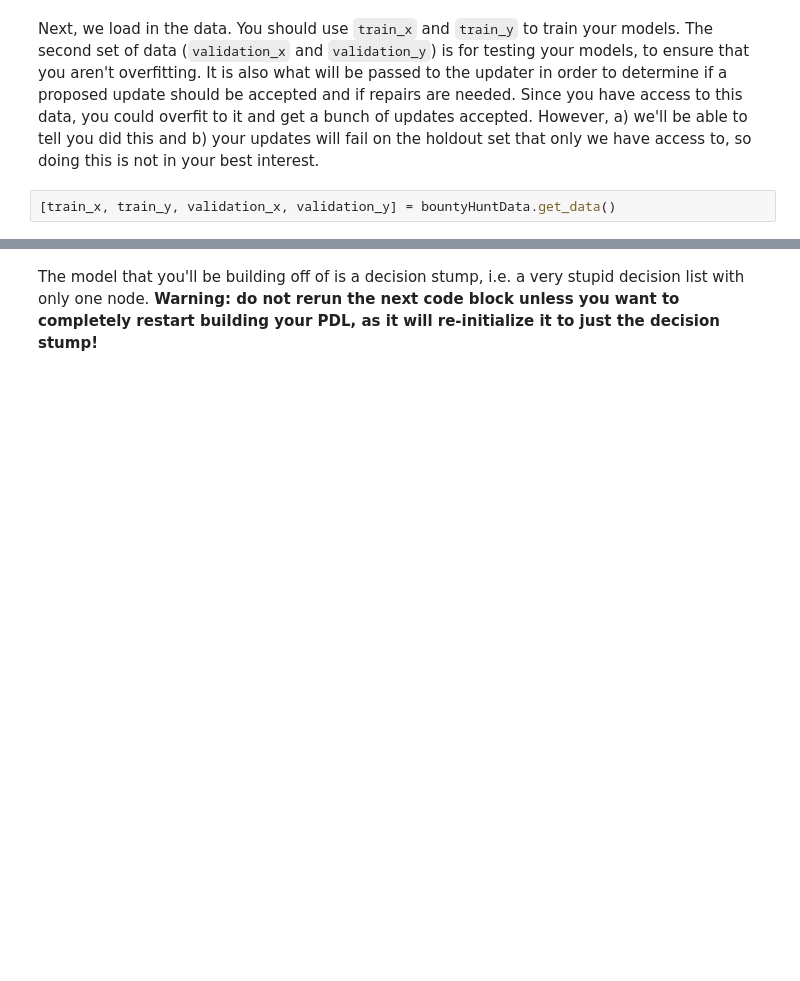
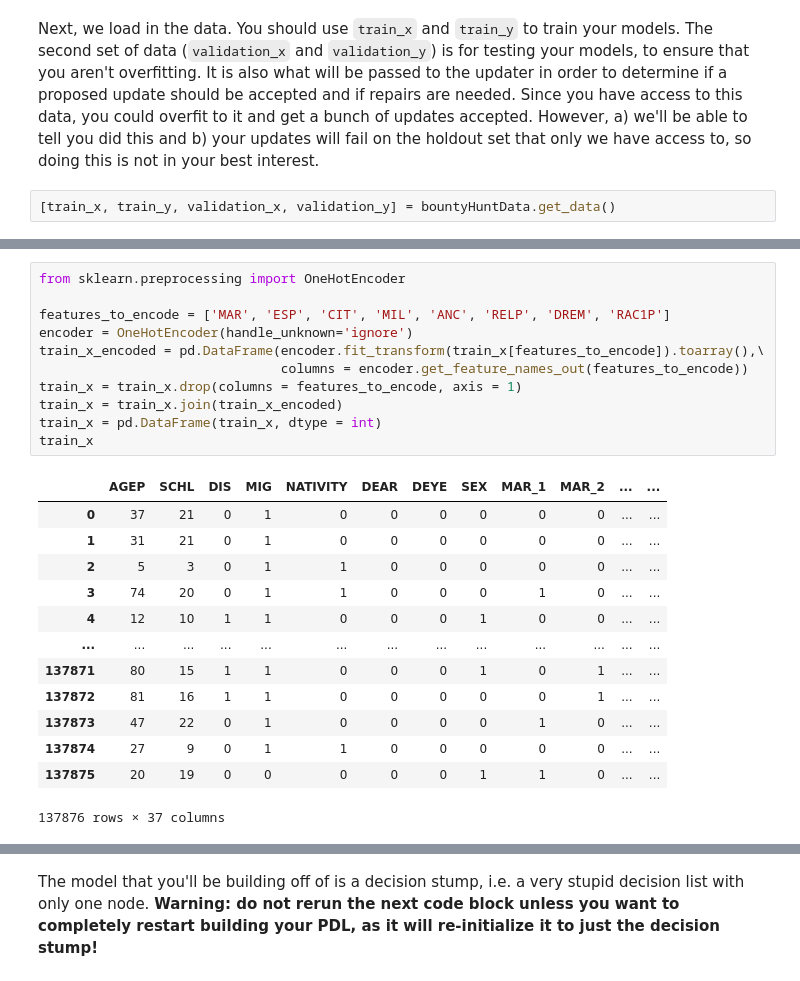
Before and after one commit to YANKAIIIL-lyk/Bias-BT, a Jupyter notebook: ClassBiasBounties/groupID-Project.ipynb, the cells around one changed output, grey strips where cells are left out. Drawn from its saved outputs; the diff is of its cells as text; blank space fills up the shorter version.

```diff
--- a/ClassBiasBounties/groupID-Project.ipynb
+++ b/ClassBiasBounties/groupID-Project.ipynb
@@ -19,0 +134,25 @@ Next, we load in the data. You should use `train_x` and `train_y` to train your
+# %%
+from sklearn.preprocessing import OneHotEncoder
+
+features_to_encode = ['MAR', 'ESP', 'CIT', 'MIL', 'ANC', 'RELP', 'DREM', 'RAC1P']
+encoder = OneHotEncoder(handle_unknown='ignore')
+train_x_encoded = pd.DataFrame(encoder.fit_transform(train_x[features_to_encode]).toarray(),\
+                               columns = encoder.get_feature_names_out(features_to_encode))
+train_x = train_x.drop(columns = features_to_encode, axis = 1)
+train_x = train_x.join(train_x_encoded)
+train_x = pd.DataFrame(train_x, dtype = int)
+train_x
+# %% [output]
+|  | AGEP | SCHL | DIS | MIG | NATIVITY | DEAR | DEYE | SEX | MAR_1 | MAR_2 | ... | ... |
+| 0 | 37 | 21 | 0 | 1 | 0 | 0 | 0 | 0 | 0 | 0 | ... | ... |
+| 1 | 31 | 21 | 0 | 1 | 0 | 0 | 0 | 0 | 0 | 0 | ... | ... |
+| 2 | 5 | 3 | 0 | 1 | 1 | 0 | 0 | 0 | 0 | 0 | ... | ... |
+| 3 | 74 | 20 | 0 | 1 | 1 | 0 | 0 | 0 | 1 | 0 | ... | ... |
+| 4 | 12 | 10 | 1 | 1 | 0 | 0 | 0 | 1 | 0 | 0 | ... | ... |
+| ... | ... | ... | ... | ... | ... | ... | ... | ... | ... | ... | ... | ... |
+| 137871 | 80 | 15 | 1 | 1 | 0 | 0 | 0 | 1 | 0 | 1 | ... | ... |
+| 137872 | 81 | 16 | 1 | 1 | 0 | 0 | 0 | 0 | 0 | 1 | ... | ... |
+| 137873 | 47 | 22 | 0 | 1 | 0 | 0 | 0 | 0 | 1 | 0 | ... | ... |
+| 137874 | 27 | 9 | 0 | 1 | 1 | 0 | 0 | 0 | 0 | 0 | ... | ... |
+| 137875 | 20 | 19 | 0 | 0 | 0 | 0 | 0 | 1 | 1 | 0 | ... | ... |
+137876 rows × 37 columns
```
Also changed, not shown: parts of 6 cells of this notebook.
